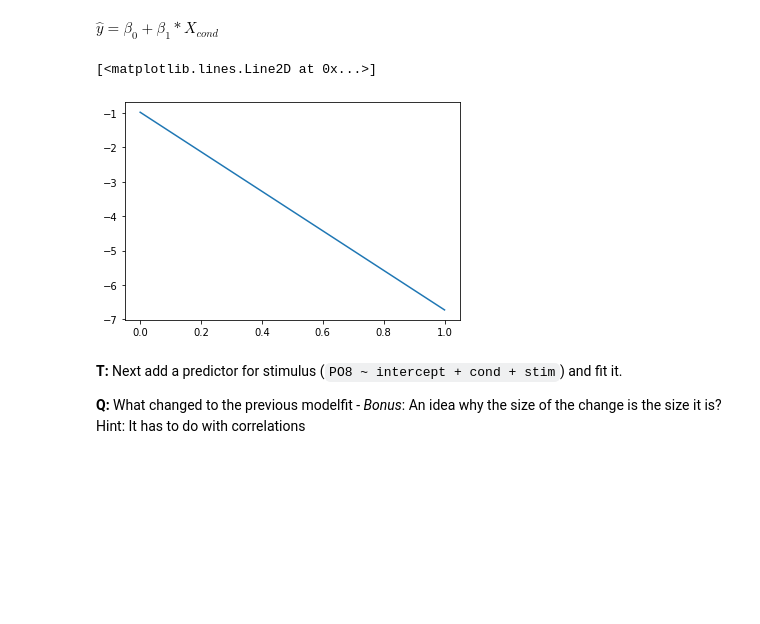
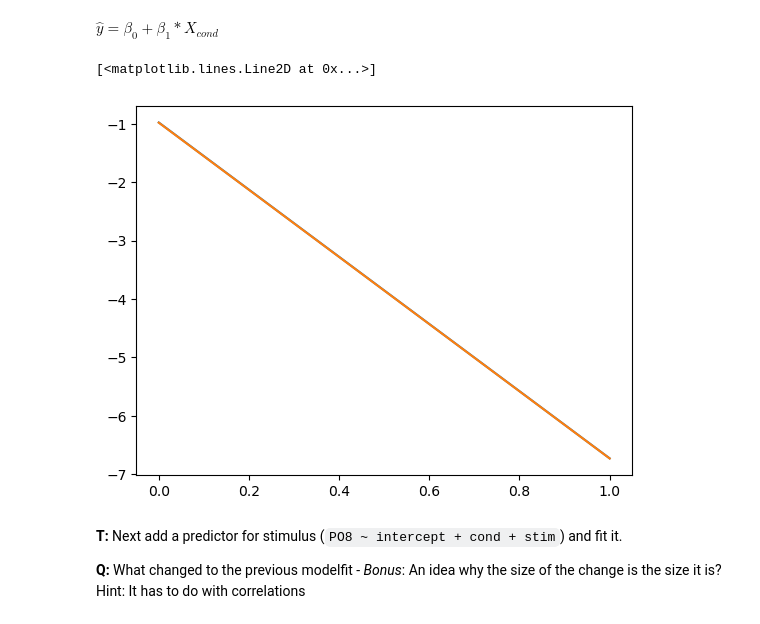
Before and after one commit to s-ccs/course_EEG, a Jupyter notebook: exercises/solutions/ex6_linearModels.ipynb, the cells around one changed output. Saved outputs shown, nothing was run; the diff lists cells and outputs as text; code cells hidden in the pictures; blank space fills up the shorter version.

```diff
--- a/exercises/solutions/ex6_linearModels.ipynb
+++ b/exercises/solutions/ex6_linearModels.ipynb
@@ -34,3 +34,5 @@ sns.pairplot(d,hue="cond")
+# %%
+d["stimcond"] = d.stim + d.cond
 # %% [markdown]
 ### Do-It-Yourself Linear Models
 We have to generate a DesignMatrix in order to fit our model. The simplest designmatrix consists only of "1", one for each data-point.
@@ -108,9 +108,10 @@ print(solve(const,cond))
 $\hat{y} = \beta_0 + \beta_1 * X_{cond}$
 # %%
 plt.plot([0,1],[d.PO8[d.cond=="scrambled"].mean(),d.PO8[d.cond=="intact"].mean()])
+plt.plot([0,1],[-0.98*1+ -5.75*0, -0.98*1+ -5.75*1])
 # %% [output]
 [<matplotlib.lines.Line2D at 0x...>]
-[figure, old version]
+[figure, new version]
 # %% [markdown]
 **T:** Next add a predictor for stimulus (`PO8 ~ intercept + cond + stim`) and fit it.
 
```
Also changed, not shown: parts of 14 cells of this notebook, 2 other files.
